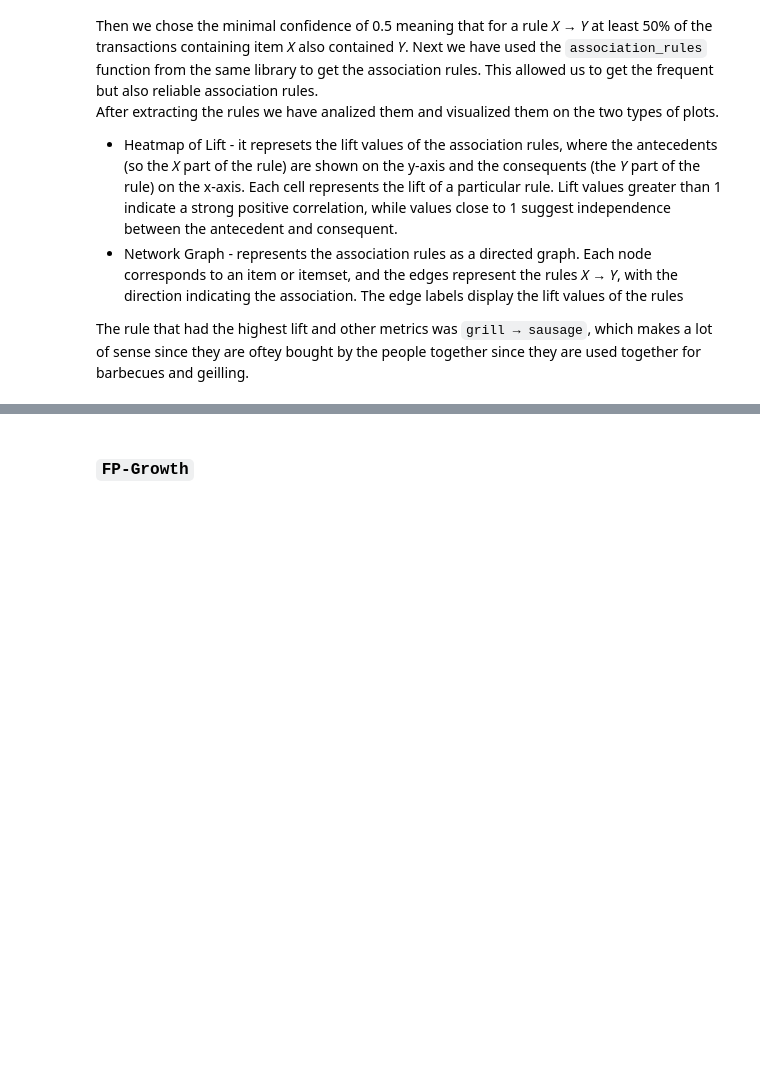
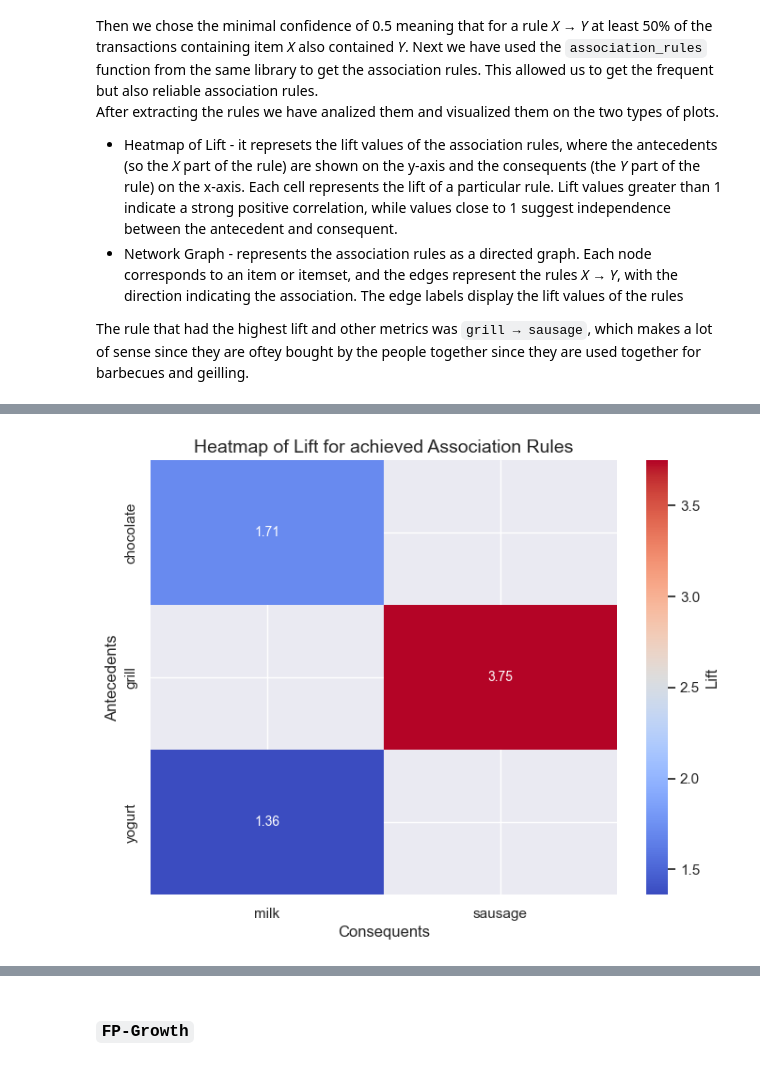
Before and after one commit to mmartyna123/InformationRetrieval, a Jupyter notebook: Lab6/Lab6IR.ipynb, the cells around one changed output, grey strips where cells are left out. Cells and saved outputs as stored; diff of their text form; code cells hidden in the pictures; blank space fills up the shorter version.

Commit message:
plots

```diff
--- a/Lab6/Lab6IR.ipynb
+++ b/Lab6/Lab6IR.ipynb
@@ -107,31 +107,33 @@ The achieved rules:
 | 0 | (chocolate) | (milk) | 0.179541 | 0.400313 | 0.122651 | 0.683140 | 1.706513 | ... |
 | 2 | (yogurt) | (milk) | 0.237474 | 0.400313 | 0.129436 | 0.545055 | 1.361571 | ... |
 # %%
-# import seaborn as sns
+import seaborn as sns
 
-# # preparing data for heatmap
-# rules['antecedents'] = rules['antecedents'].apply(lambda x: ''.join(list(x)))
-# rules['consequents'] = rules['consequents'].apply(lambda x: ''.join(list(x)))
-# rules_heatmap = rules.pivot(index='antecedents', columns='consequents', values='lift')
+# preparing data for heatmap
+rules['antecedents'] = rules['antecedents'].apply(lambda x: ''.join(list(x)))
+rules['consequents'] = rules['consequents'].apply(lambda x: ''.join(list(x)))
+rules_heatmap = rules.pivot(index='antecedents', columns='consequents', values='lift')
 
-# # Adjust figure size
-# plt.figure(figsize=(8, 6))
+# Adjust figure size
+plt.figure(figsize=(8, 6))
 
-# # heatmap
-# sns.set(font_scale=1.0)
-# sns.heatmap(
-#     rules_heatmap,
-#     annot=True,
-#     fmt=".2f",
-#     cmap="coolwarm",
-#     cbar_kws={'label': 'Lift'},
-#     annot_kws={"fontsize": 10},
-# )
+# heatmap
+sns.set(font_scale=1.0)
+sns.heatmap(
+    rules_heatmap,
+    annot=True,
+    fmt=".2f",
+    cmap="coolwarm",
+    cbar_kws={'label': 'Lift'},
+    annot_kws={"fontsize": 10},
+)
 
-# plt.title('Heatmap of Lift for achieved Association Rules', fontsize=14)
-# plt.xlabel('Consequents', fontsize=12)
-# plt.ylabel('Antecedents', fontsize=12)
+plt.title('Heatmap of Lift for achieved Association Rules', fontsize=14)
+plt.xlabel('Consequents', fontsize=12)
+plt.ylabel('Antecedents', fontsize=12)
 
-# # Show plot
-# plt.show()
+# Show plot
+plt.show()
+# %% [output]
+[figure, added]
 # %%
```
Also changed, not shown: parts of 15 cells of this notebook.
